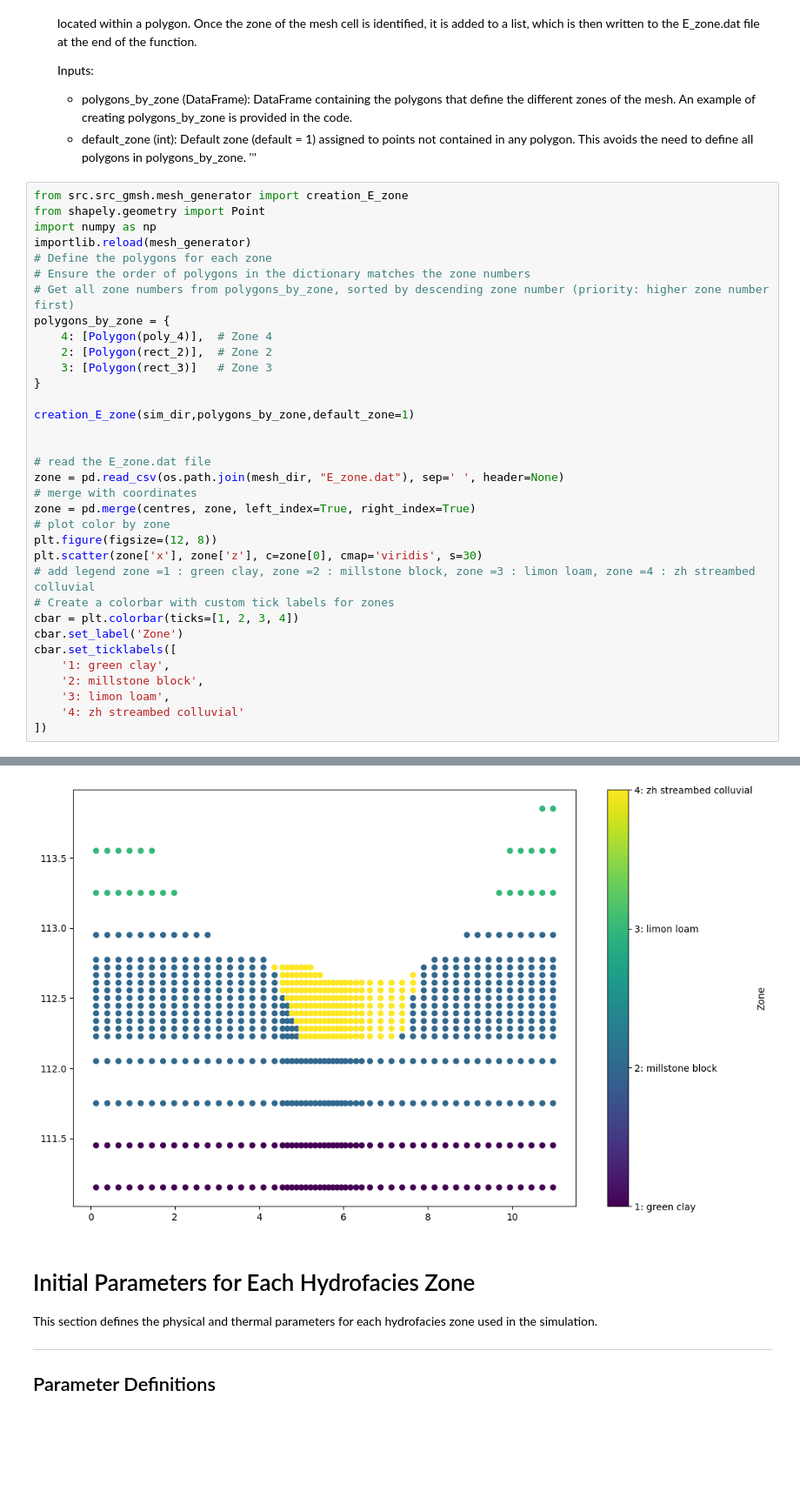
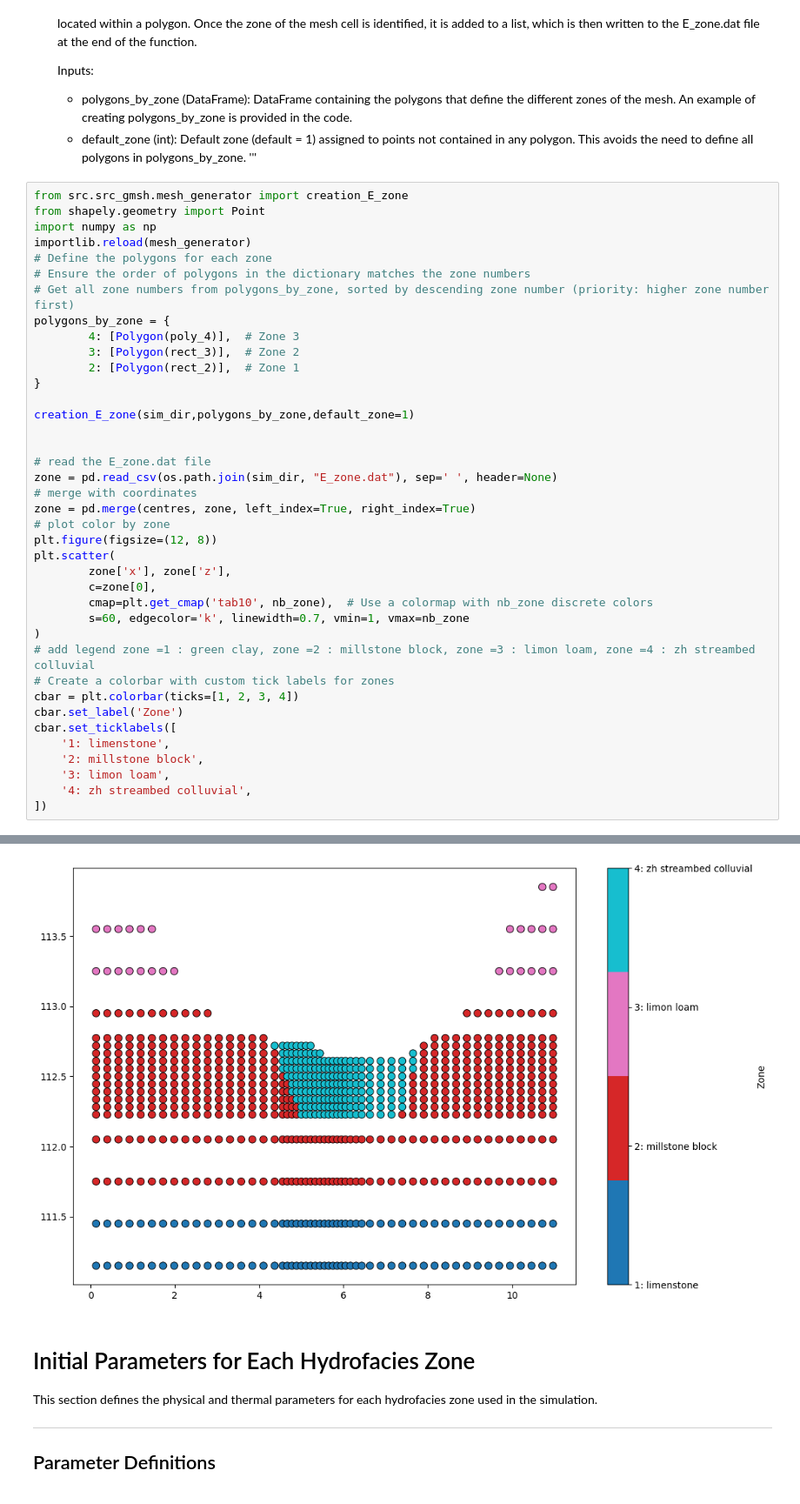
Before and after one commit to agnes-riviere/ginette, a Jupyter notebook: application/RIV2D/1_IntB_test.ipynb, the cells around one changed output, grey strips where cells are left out. Shown at 87% size. Cells and saved outputs as stored; diff of their text form; blank space fills up the shorter version.

```diff
--- a/application/RIV2D/1_IntB_test.ipynb
+++ b/application/RIV2D/1_IntB_test.ipynb
@@ -650,41 +650,46 @@ plt.show()
 # %%
 from src.src_gmsh.mesh_generator import creation_E_zone
 from shapely.geometry import Point
 import numpy as np
 importlib.reload(mesh_generator)
 # Define the polygons for each zone
 # Ensure the order of polygons in the dictionary matches the zone numbers
 # Get all zone numbers from polygons_by_zone, sorted by descending zone number (priority: higher zone number first)
 polygons_by_zone = {
-    4: [Polygon(poly_4)],  # Zone 4
-    2: [Polygon(rect_2)],  # Zone 2
-    3: [Polygon(rect_3)]   # Zone 3
+        4: [Polygon(poly_4)],  # Zone 3
+        3: [Polygon(rect_3)],  # Zone 2
+        2: [Polygon(rect_2)],  # Zone 1
 }
 
 creation_E_zone(sim_dir,polygons_by_zone,default_zone=1)
 
 
 # read the E_zone.dat file
-zone = pd.read_csv(os.path.join(mesh_dir, "E_zone.dat"), sep=' ', header=None)
+zone = pd.read_csv(os.path.join(sim_dir, "E_zone.dat"), sep=' ', header=None)
 # merge with coordinates
 zone = pd.merge(centres, zone, left_index=True, right_index=True)
 # plot color by zone
 plt.figure(figsize=(12, 8))
-plt.scatter(zone['x'], zone['z'], c=zone[0], cmap='viridis', s=30)
+plt.scatter(
+        zone['x'], zone['z'],
+        c=zone[0],
+        cmap=plt.get_cmap('tab10', nb_zone),  # Use a colormap with nb_zone discrete colors
+        s=60, edgecolor='k', linewidth=0.7, vmin=1, vmax=nb_zone
+)
 # add legend zone =1 : green clay, zone =2 : millstone block, zone =3 : limon loam, zone =4 : zh streambed colluvial
 # Create a colorbar with custom tick labels for zones
 cbar = plt.colorbar(ticks=[1, 2, 3, 4])
 cbar.set_label('Zone')
 cbar.set_ticklabels([
-    '1: green clay',
+    '1: limenstone',
     '2: millstone block',
     '3: limon loam',
-    '4: zh streambed colluvial'
+    '4: zh streambed colluvial',
 ])
 # %% [output]
 Zones present in E_zone.dat: {1, 2, 3, 4}
 All expected zones are present in E_zone.dat.
-[figure, old version]
+[figure, new version]
 # %% [markdown]
 # Initial Parameters for Each Hydrofacies Zone
 
```
Also changed, not shown: parts of 4 cells of this notebook, 7 other files.
